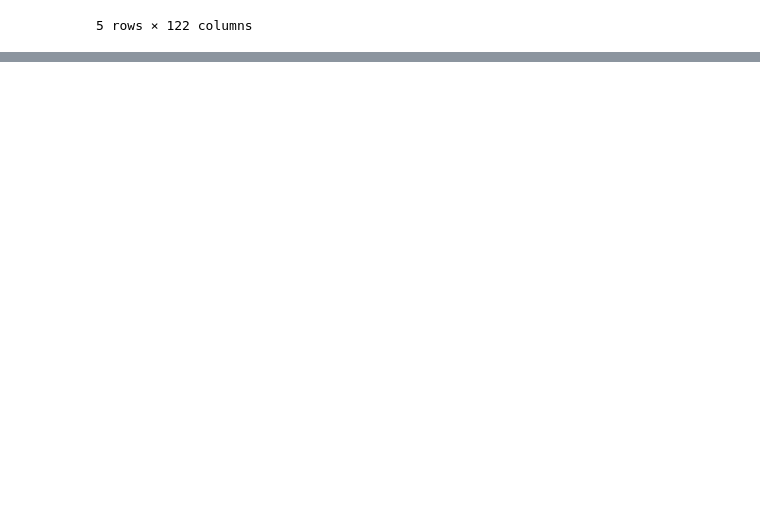
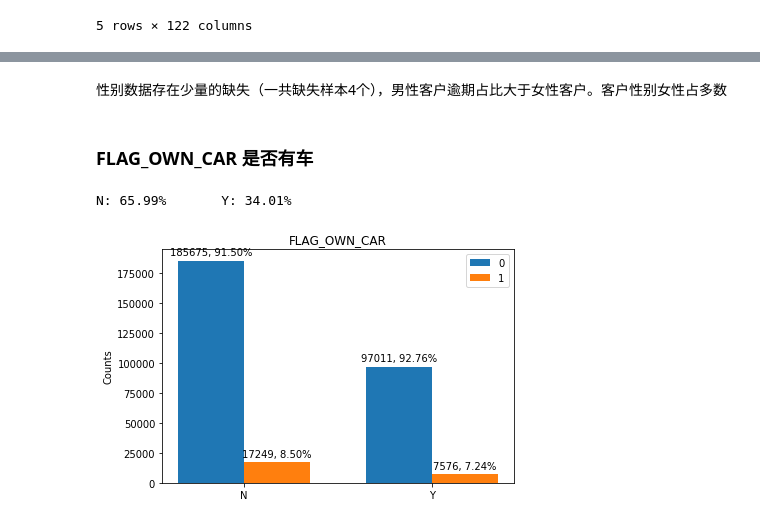
Before and after one commit to l0o0/HomeCredit, a Jupyter notebook: eda/EDA.ipynb, the cells around one changed output, grey strips where cells are left out. Cells and saved outputs as stored; diff of their text form; code cells hidden in the pictures; blank space fills up the shorter version.

```diff
--- a/eda/EDA.ipynb
+++ b/eda/EDA.ipynb
@@ -243,0 +181,9 @@ NAME_CONTRACT_TYPE --------------------
+# %% [markdown]
+性别数据存在少量的缺失（一共缺失样本4个），男性客户逾期占比大于女性客户。客户性别女性占多数
+# %% [markdown]
+### FLAG_OWN_CAR 是否有车
+# %%
+barplot('FLAG_OWN_CAR')
+# %% [output]
+N: 65.99%       Y: 34.01%
+[figure, added]
```
Also changed, not shown: parts of 46 cells of this notebook.
